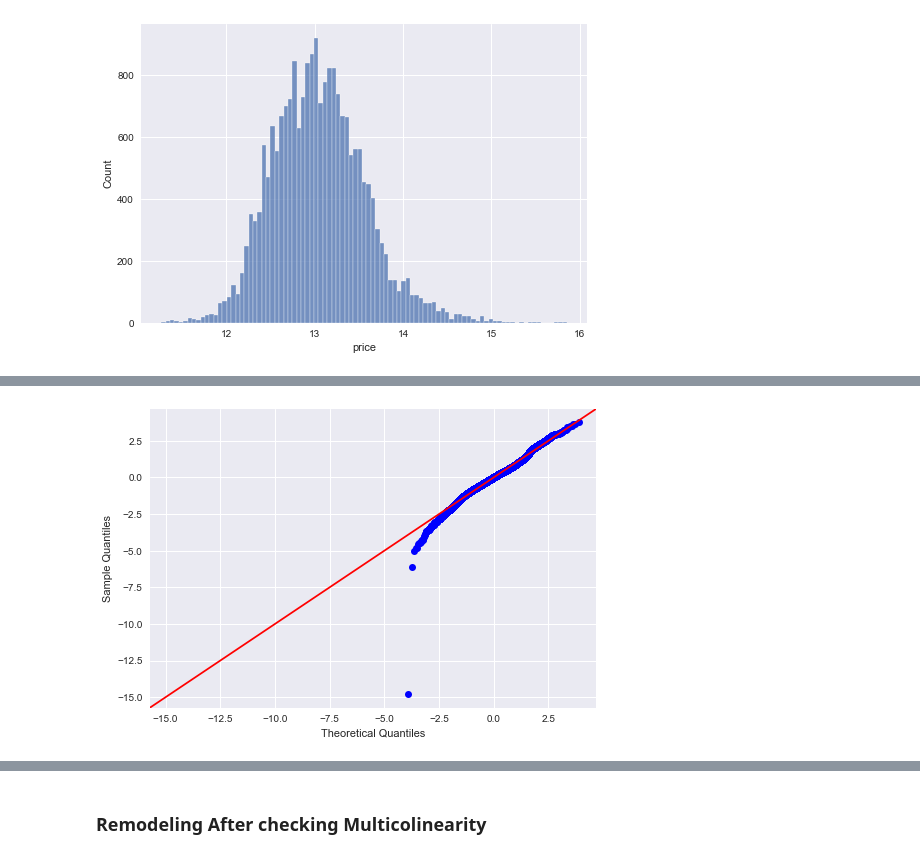
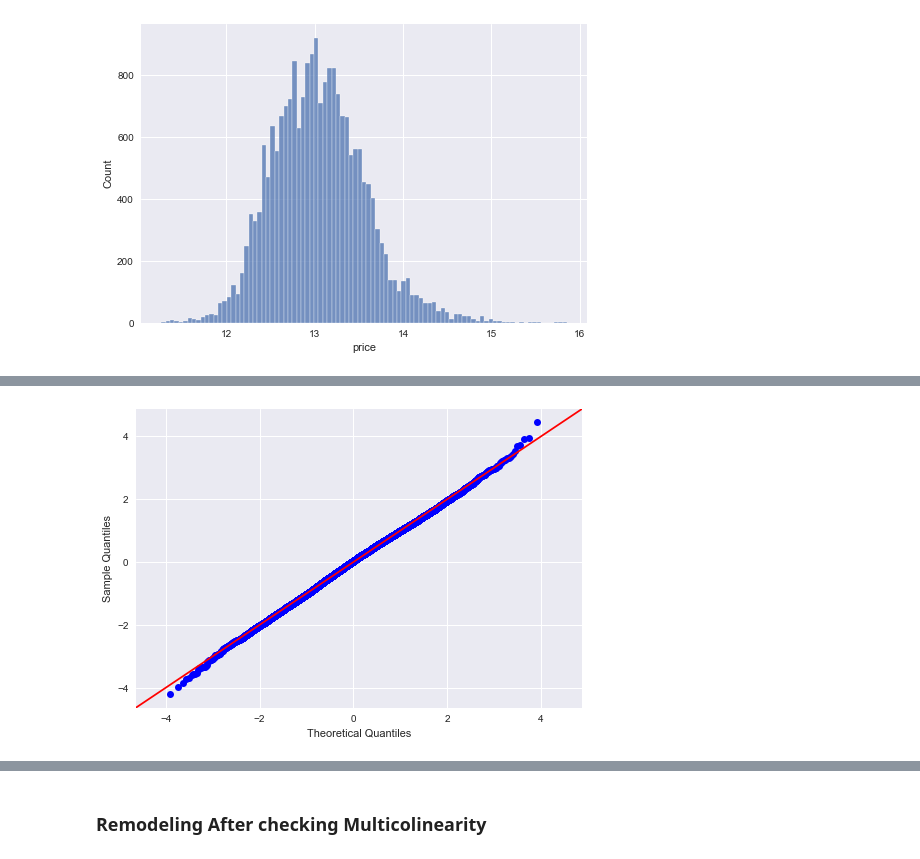
Before and after one commit to henrysvg/dsc-phase-2-project-v2-3, a Jupyter notebook: student.ipynb, the cells around one changed output, grey strips where cells are left out. Drawn from its saved outputs; the diff is of its cells as text; code cells hidden in the pictures.

Commit message:
Models made

```diff
--- a/student.ipynb
+++ b/student.ipynb
@@ -460,0 +460,7 @@ strong multicollinearity or other numerical problems.
+# %%
+model_data_2 = x_2
+# %%
+model_data_int_2=sm.add_constant(model_data_2)
+second_model=sm.OLS(y,model_data_int_2).fit()
+results=second_model
+results.summary()
@@ -516,0 +517,6 @@ import scipy.stats as stats
+# %%
+y_log = p
+# %%
+third_model=sm.OLS(y_log,model_data_int_2).fit()
+results=third_model
+results.summary()
@@ -517,4 +558,4 @@ import scipy.stats as stats
 # %%
-fig = sm.graphics.qqplot(model3.resid, dist=stats.norm, line='45', fit=True)
+fig = sm.graphics.qqplot(third_model.resid, dist=stats.norm, line='45', fit=True)
 # %% [output]
-[figure, old version]
+[figure, new version]
```
Also changed, not shown: parts of 34 cells of this notebook.
